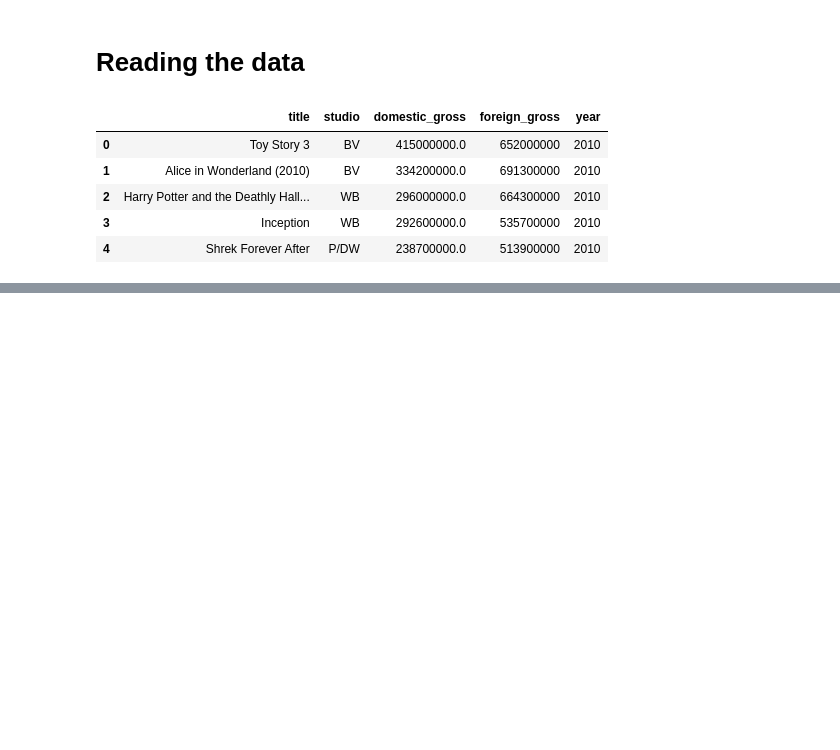
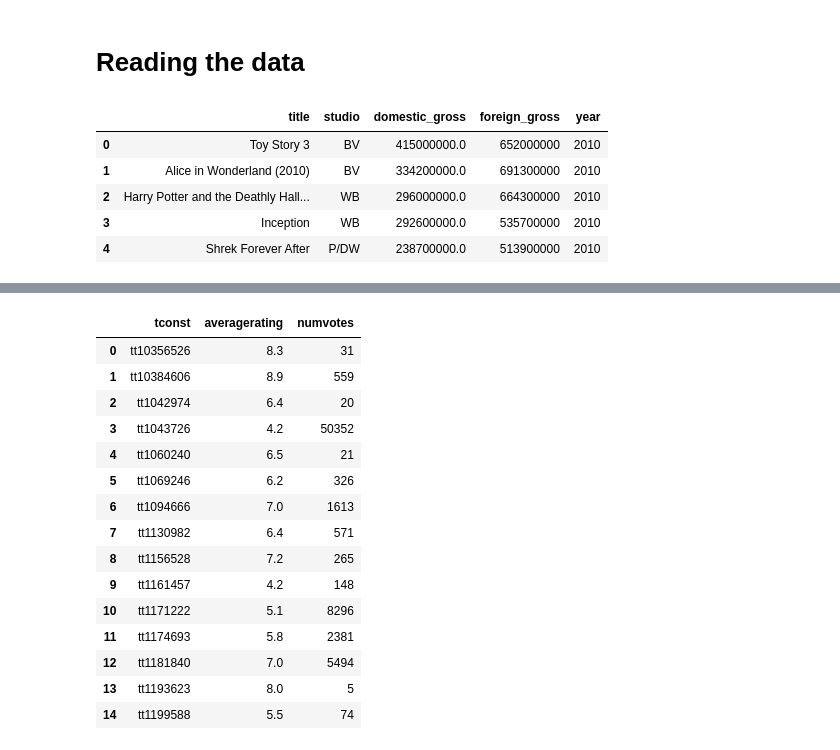
Before and after one commit to DanielMalindah/Phase1-Project, a Jupyter notebook: index.ipynb, the cells around one changed output, grey strips where cells are left out. Cells and saved outputs as stored; diff of their text form; code cells hidden in the pictures; blank space fills up the shorter version.

```diff
--- a/index.ipynb
+++ b/index.ipynb
@@ -62,0 +84,21 @@ df.head()
+# %%
+# Opening the ratings document
+movie_ratings = pd.read_csv('title.ratings.csv')
+movie_ratings.head(15)
+# %% [output]
+|  | tconst | averagerating | numvotes |
+| 0 | tt10356526 | 8.3 | 31 |
+| 1 | tt10384606 | 8.9 | 559 |
+| 2 | tt1042974 | 6.4 | 20 |
+| 3 | tt1043726 | 4.2 | 50352 |
+| 4 | tt1060240 | 6.5 | 21 |
+| 5 | tt1069246 | 6.2 | 326 |
+| 6 | tt1094666 | 7.0 | 1613 |
+| 7 | tt1130982 | 6.4 | 571 |
+| 8 | tt1156528 | 7.2 | 265 |
+| 9 | tt1161457 | 4.2 | 148 |
+| 10 | tt1171222 | 5.1 | 8296 |
+| 11 | tt1174693 | 5.8 | 2381 |
+| 12 | tt1181840 | 7.0 | 5494 |
+| 13 | tt1193623 | 8.0 | 5 |
+| 14 | tt1199588 | 5.5 | 74 |
```
Also changed, not shown: parts of 8 cells of this notebook, 5 other files.
